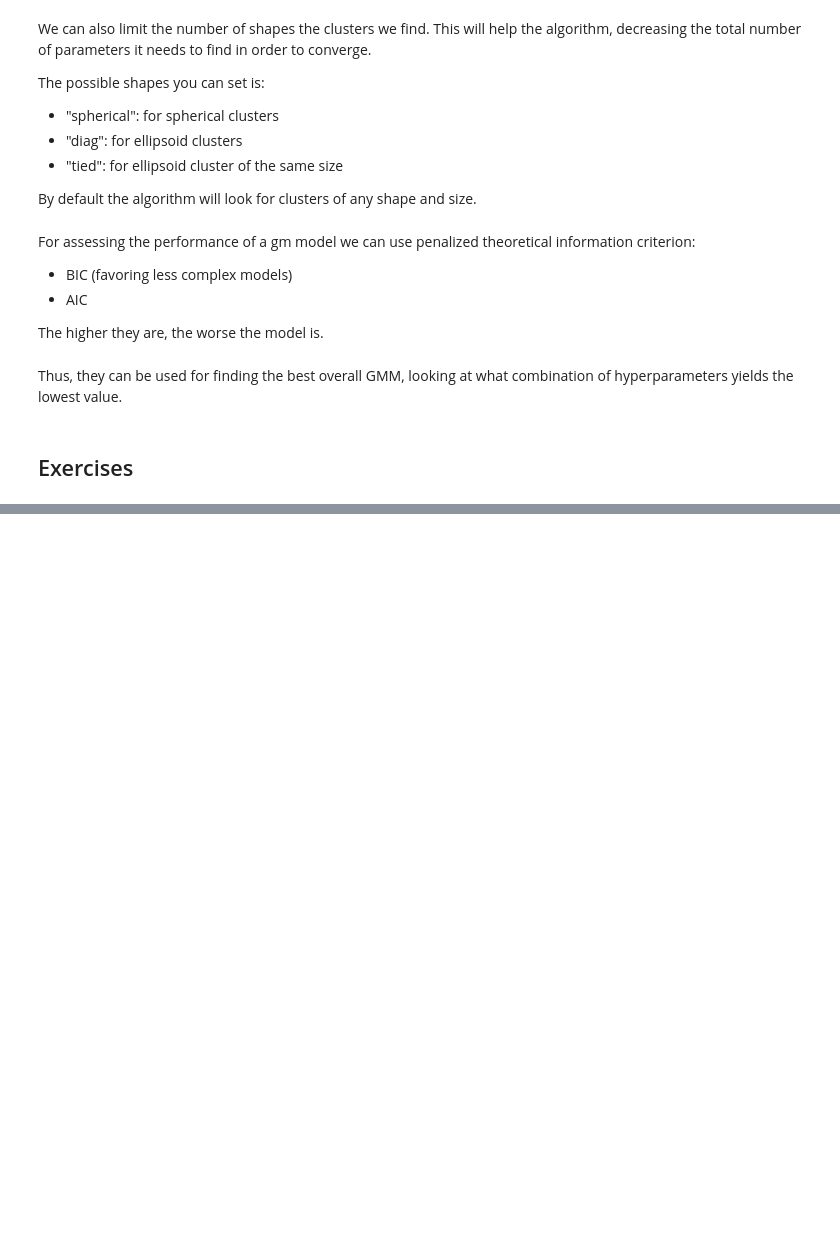
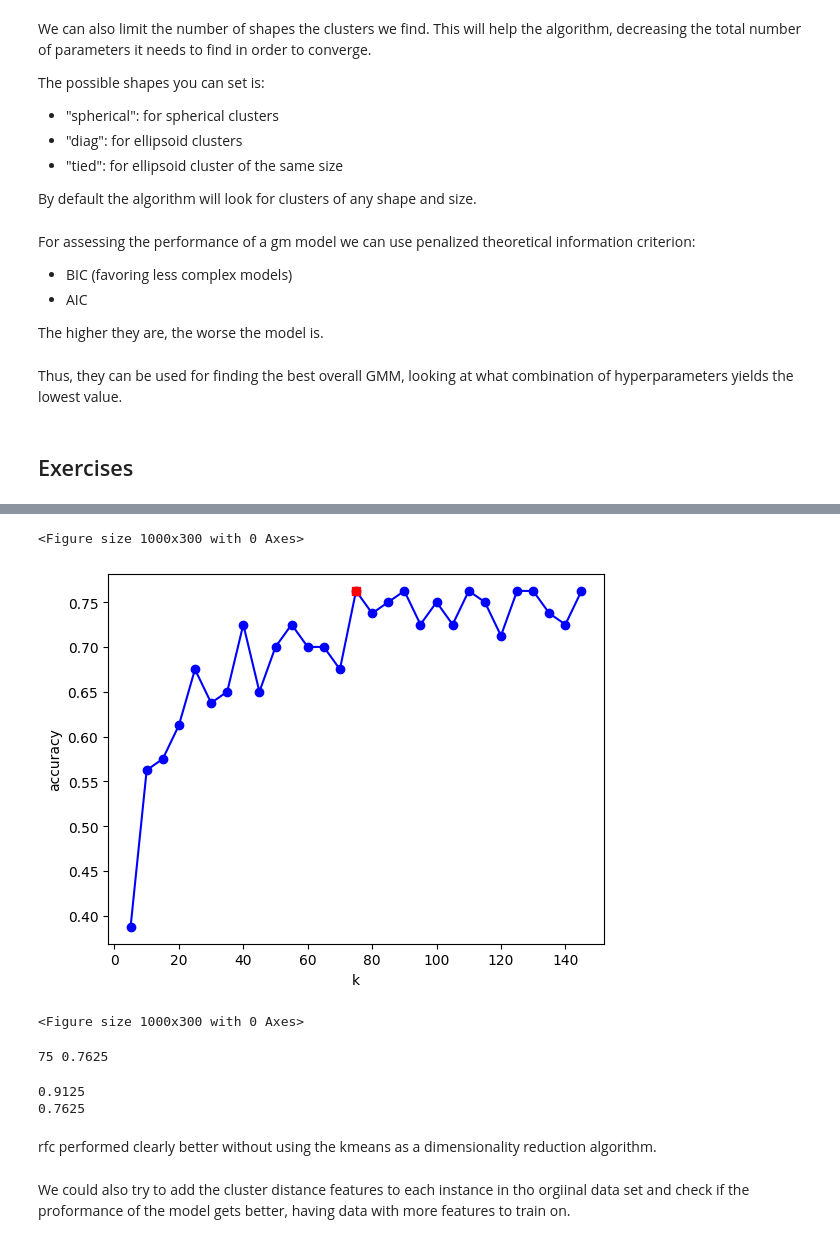
Before and after one commit to vivri1216/HandsOnMachineLearning, a Jupyter notebook: Chapter9_Clustering/Chapter9_Clustering.ipynb, the cells around one changed output, grey strips where cells are left out. Cells and saved outputs as stored; diff of their text form; code cells hidden in the pictures; blank space fills up the shorter version.

Commit message:
Esercizi clustering capitolo 9

```diff
--- a/Chapter9_Clustering/Chapter9_Clustering.ipynb
+++ b/Chapter9_Clustering/Chapter9_Clustering.ipynb
@@ -312,0 +452,6 @@ Thus, they can be used for finding the best overall GMM, looking at what combina
+# %%
+from sklearn.ensemble import RandomForestClassifier
+
+rfc = RandomForestClassifier()
+rfc.fit(X_train_pca, y_train)
+rfc.score(X_val_pca,y_val)
@@ -312,0 +460,8 @@ Thus, they can be used for finding the best overall GMM, looking at what combina
+# %%
+from sklearn.pipeline import Pipeline
+from sklearn.cluster import KMeans
+
+pip = Pipeline([
+    ("kmeans", KMeans()),
+    ("rf", RandomForestClassifier())
+])
@@ -312,0 +470,13 @@ Thus, they can be used for finding the best overall GMM, looking at what combina
+# %%
+# fine-tuning the hyperparameter
+k_range = range(5, 150, 5)
+scores = []
+
+for k in k_range:
+    pip = pip = Pipeline([
+    ("kmeans", KMeans(n_clusters=k)), # transform the feature space in a cluster distance space
+    ("rf", RandomForestClassifier())
+])
+    pip.fit(X_train_pca, y_train)
+    print(f"k={k}, accuracy={pip.score(X_val_pca, y_val)}")
+    scores.append(pip.score(X_val_pca, y_val))
@@ -312,0 +501,30 @@ Thus, they can be used for finding the best overall GMM, looking at what combina
+# %%
+best_k_idx = argmax(scores)
+best_k = k_range[best_k_idx]
+best_score = scores[best_k_idx]
+# %%
+plt.plot(k_range, scores, "o-b")
+plt.xlabel("k")
+plt.ylabel("accuracy")
+plt.plot(best_k, best_score, "rs")
+plt.figure(figsize=(10,3))
+# %% [output]
+<Figure size 1000x300 with 0 Axes>
+[figure, added]
+<Figure size 1000x300 with 0 Axes>
+# %%
+# best k
+print(best_k, best_score)
+# %% [output]
+75 0.7625
+# %%
+# comparison
+print(rfc.score(X_val_pca, y_val))
+print(best_score)
+# %% [output]
+0.9125
+0.7625
+# %% [markdown]
+rfc performed clearly better without using the kmeans as a dimensionality reduction algorithm.
+# %% [markdown]
+We could also try to add the cluster distance features to each instance in tho orgiinal data set and check if the proformance of the model gets better, having data with more features to train on.
```
Also changed, not shown: parts of 37 cells of this notebook, 2 other files.
